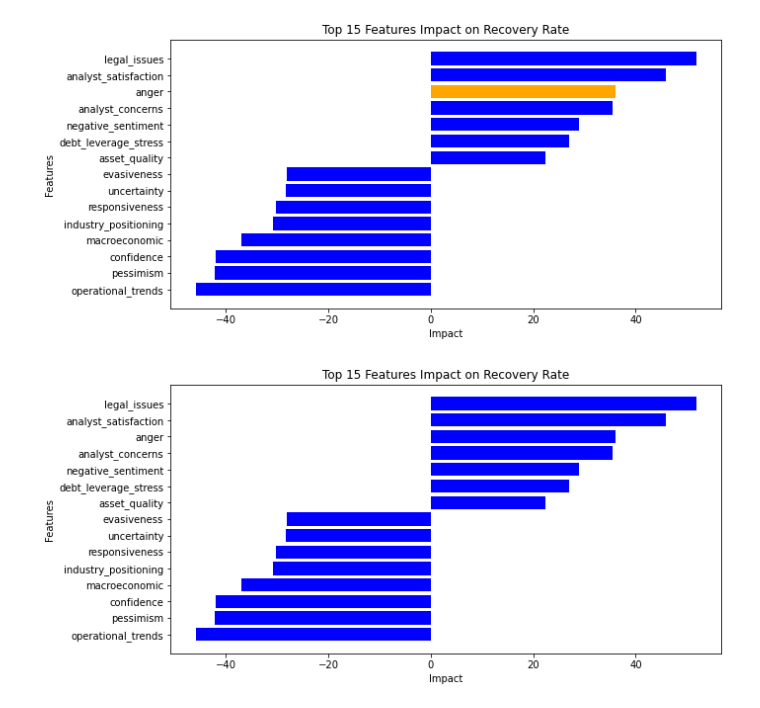
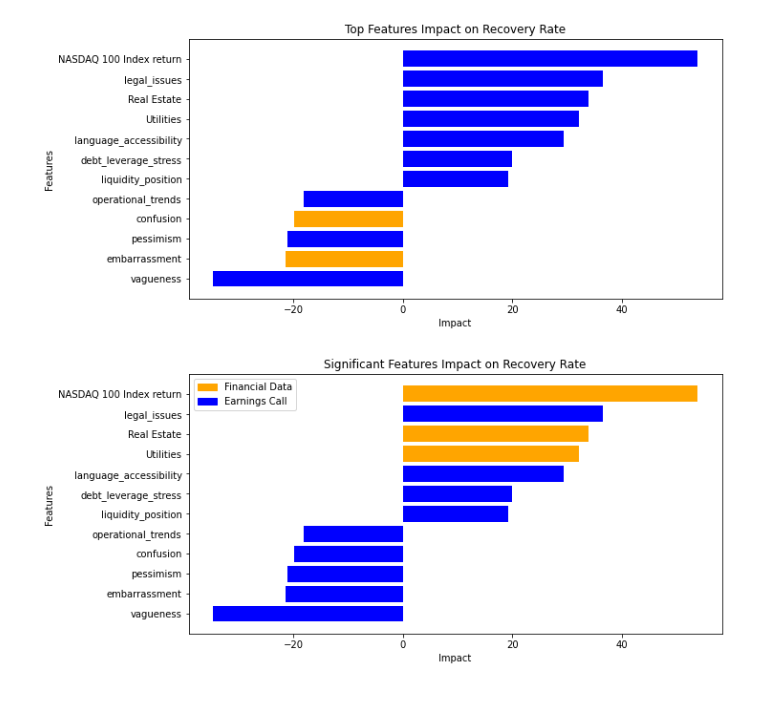
Before and after one commit to constantin1101/LLM_CreditorRRPrediction, a Jupyter notebook: combined.ipynb, the cells around one changed output. Cells and saved outputs as stored; diff of their text form; code cells hidden in the pictures.

Commit message:
Fix legend

```diff
--- a/combined.ipynb
+++ b/combined.ipynb
@@ -23,6 +22,7 @@ qna_analysis = pd.read_csv('transcripts/LLM_QnA_analysis.csv')
 # Add GoEmotions labels to the llm_output
 emotions_presentation = pd.read_csv('goemotions/presentation_summary_final.csv', delimiter='|')
 emotions_qna = pd.read_csv('goemotions/qna_summary_final.csv', delimiter='|')
+emotions_analysts = pd.read_csv('goemotions/analysts_summary_final.csv', delimiter='|')
 
 llm_labels = ['negative_sentiment', 'positive_sentiment', 'uncertainty', 'optimism', 'pessimism', 'vagueness', 'language_accessibility',
               'liquidity_position', 'debt_leverage_stress', 'operational_trends', 'industry_positioning', 'asset_quality', 'recovery_strategies', 'legal_issues','macroeconomic']
@@ -45,7 +45,7 @@ emotions = [
         'embarrassment',
         'excitement',
         'fear',
-        'gratitude',
+        #'gratitude',
         #'grief',
         'joy',
         #'love',
@@ -117,8 +117,8 @@ supporting_features_2 = [
 '''BOND LEVEL'''
 # Select the supporting features, nlp_lables, and RR from final_df
 final_df = llm_output[['RR']
-                    #+ supporting_features_1
-                    #+ supporting_features_2
+                    + supporting_features_1
+                    + supporting_features_2
                     + llm_labels
                     + qna_labels
                     + emotions
@@ -189,6 +311,10 @@ R-squared: 0.48263620204279023
 # %%
+# Filter significant features
+significant_features = model.pvalues[model.pvalues < 0.05].index
+importances = model.params[significant_features]  # Only significant features
+importances = importances[1:]
+
 # build a graph to show the importance of each feature
-importances = model.params[1:]
 importances = importances.sort_values()
 
 # Sort the importance values based on absolute values, not just positive or negative
@@ -207,32 +333,48 @@ plt.barh(importances.index, importances.values)
 plt.barh(importances.index, importances.values, color=colors)
 plt.xlabel('Impact')
 plt.ylabel('Features')
-plt.title('Top 15 Features Impact on Recovery Rate')
+plt.title('Top Features Impact on Recovery Rate')
 plt.show()
 # %% [output]
-[figure, old version]
+[figure, new version]
 # %%
-# build a graph to show the importance of each feature
-importances = model.params[1:]
+import matplotlib.pyplot as plt
+
+# Filter significant features
+significant_features = model.pvalues[model.pvalues < 0.05].index
+importances = model.params[significant_features]  # Only significant features
+importances = importances[1:]  # Drop the intercept if present
 importances = importances.sort_values()
 
 # Sort the importance values based on absolute values, not just positive or negative
 top_10_importances = importances.abs().sort_values(ascending=False).head(15)
 
-# reduce importances to only the top 10
+# Reduce importances to only the top 10
 importances = importances[top_10_importances.index]
 importances = importances.sort_values()
 
-# if features is from supporting_features_1 or supporting_features_2, then color it orange
+# Create a color list that respects the order of importances
 colors = ['orange' if feature in supporting_features_1 + supporting_features_2 else 'blue' for feature in importances.index]
 
+# Plotting
+plt.figure(figsize=(10, 5))
 
-plt.figure(figsize=(10, 5))
-plt.barh(importances.index, importances.values)
+# Plot the bar chart using the correctly ordered importances and the color list
 plt.barh(importances.index, importances.values, color=colors)
+
+# Create a custom legend
+handles = [plt.Rectangle((0, 0), 1, 1, color='orange'), plt.Rectangle((0, 0), 1, 1, color='blue')]
+labels = ['Financial Data', 'Earnings Call']
+
+# Add the legend
+plt.legend(handles, labels)
+
+# Labels and title
 plt.xlabel('Impact')
 plt.ylabel('Features')
-plt.title('Top 15 Features Impact on Recovery Rate')
+plt.title('Significant Features Impact on Recovery Rate')
+
+# Show the plot
 plt.show()
 # %% [output]
-[figure, old version]
+[figure, new version]
```
Also changed, not shown: parts of 6 cells of this notebook, 3 other files.
